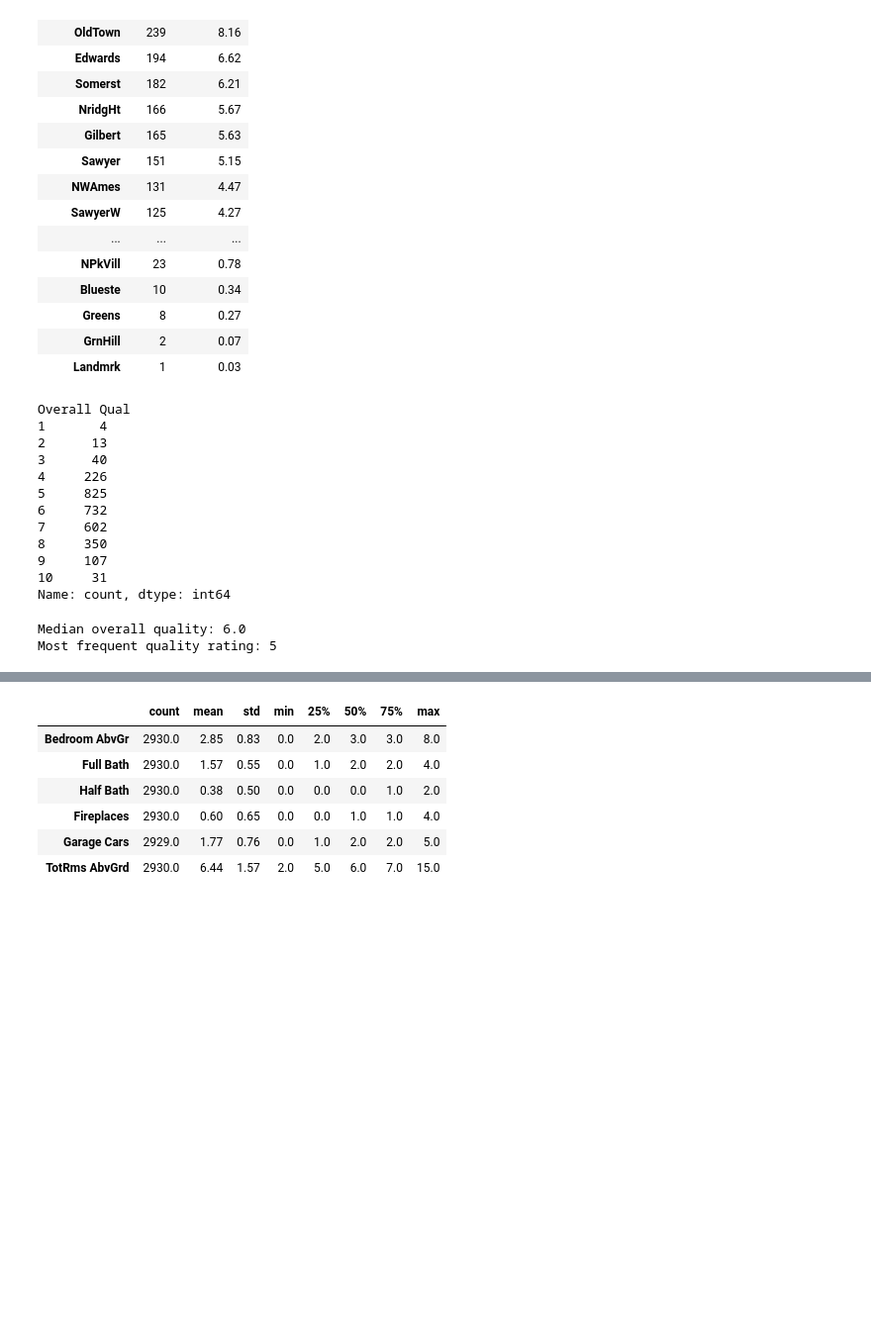
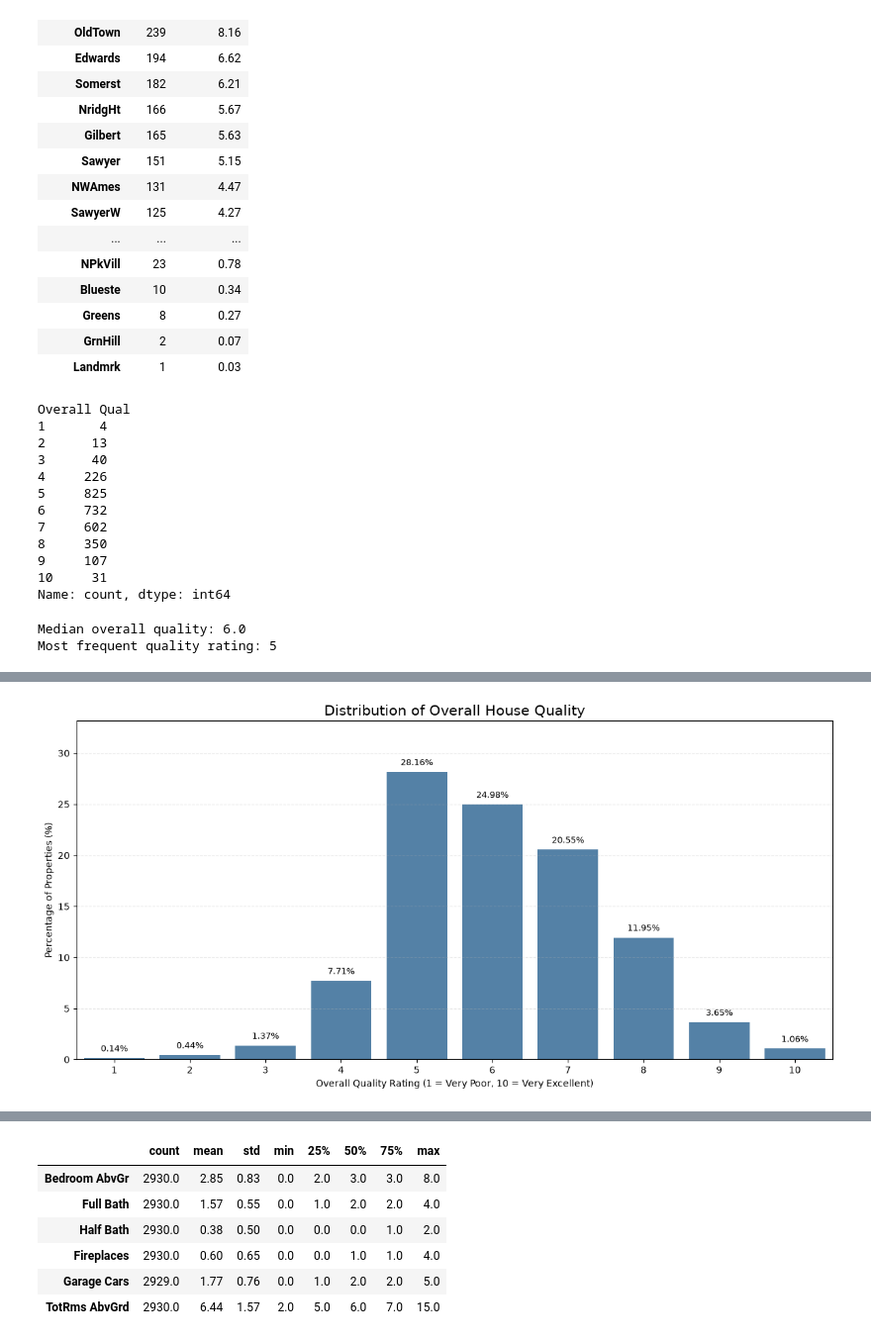
Before and after one commit to SimonRaul/ML_lab, a Jupyter notebook: dataUnderstanding&Quality.ipynb, the cells around one changed output, grey strips where cells are left out. Shown at 99% size. Cells and saved outputs as stored; diff of their text form; code cells hidden in the pictures; blank space fills up the shorter version.

```diff
--- a/dataUnderstanding&Quality.ipynb
+++ b/dataUnderstanding&Quality.ipynb
@@ -355,6 +365,77 @@ print(
     "Most frequent quality rating:",
     df["Overall Qual"].mode().iloc[0]
 )
+
+
+quality_labels = {
+    1: "Very Poor",
+    2: "Poor",
+    3: "Fair",
+    4: "Below Average",
+    5: "Average",
+    6: "Above Average",
+    7: "Good",
+    8: "Very Good",
+    9: "Excellent",
+    10: "Very Excellent"
+}
+
+quality_distribution = (
+    df["Overall Qual"]
+    .value_counts()
+    .sort_index()
+    .rename_axis("Quality Score")
+    .reset_index(name="Count")
+)
+
+quality_distribution["Description"] = (
+    quality_distribution["Quality Score"].map(quality_labels)
+)
+
+quality_distribution["Percentage"] = (
+    quality_distribution["Count"] / len(df) * 100
+).round(2)
+
+display(
+    quality_distribution[
+        ["Quality Score", "Description", "Count", "Percentage"]
+    ]
+)
+
+
+# A4.2 — Overall Quality Distribution
+
+plt.figure(figsize=(12, 6))
+
+ax = sns.barplot(
+    data=quality_distribution,
+    x="Quality Score",
+    y="Percentage",
+    color="steelblue"
+)
+
+# Display percentages above each bar
+for bar in ax.patches:
+    height = bar.get_height()
+    ax.annotate(
+        f"{height:.2f}%",
+        (bar.get_x() + bar.get_width() / 2, height),
+        ha="center",
+        va="bottom",
+        xytext=(0, 5),
+        textcoords="offset points",
+        fontsize=9
+    )
+
+plt.title("Distribution of Overall House Quality", fontsize=15)
+plt.xlabel("Overall Quality Rating (1 = Very Poor, 10 = Very Excellent)")
+plt.ylabel("Percentage of Properties (%)")
+
+plt.ylim(0, quality_distribution["Percentage"].max() + 5)
+plt.grid(axis="y", linestyle="--", alpha=0.3)
+
+plt.tight_layout()
+plt.show()
 # %% [output]
 Overall Qual
 1       4
@@ -372,0 +465 @@ Most frequent quality rating: 5
+[figure, added]
```
Also changed, not shown: parts of 22 cells of this notebook.
